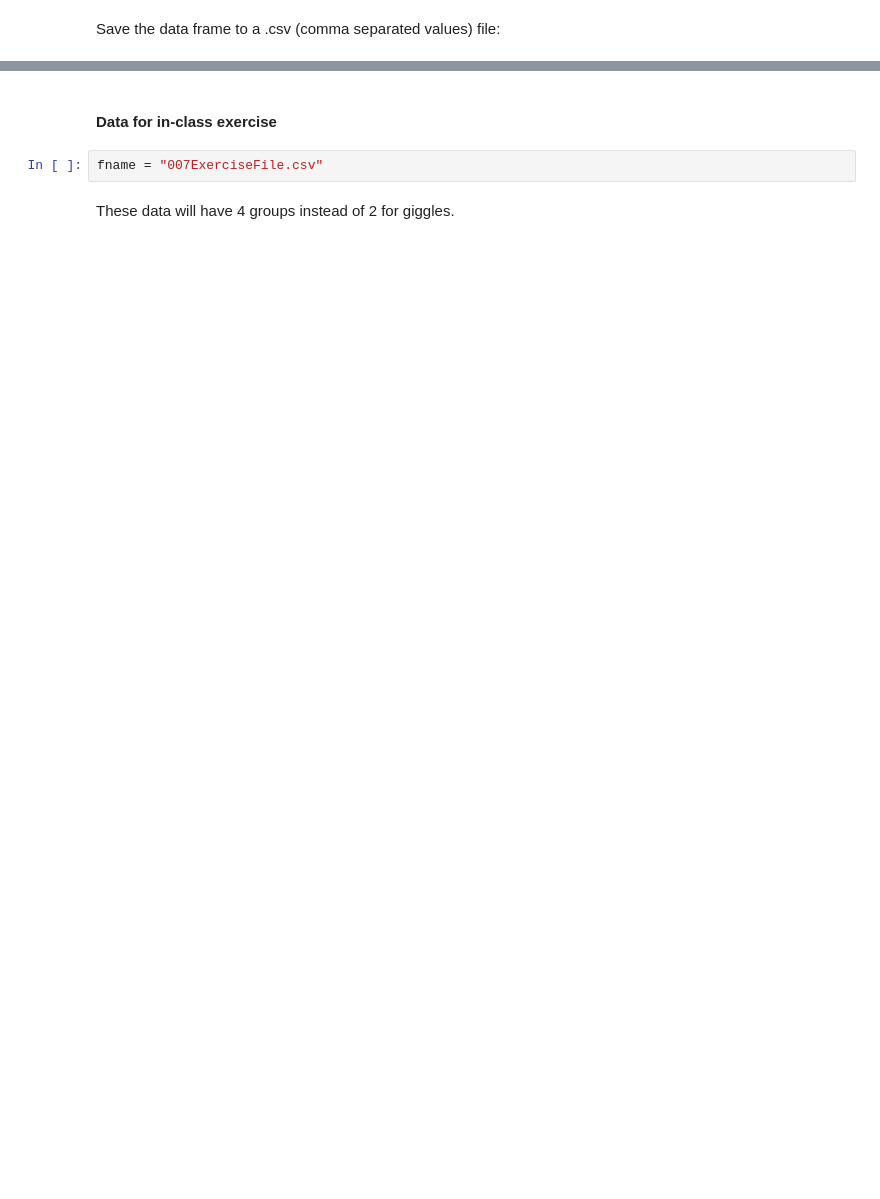
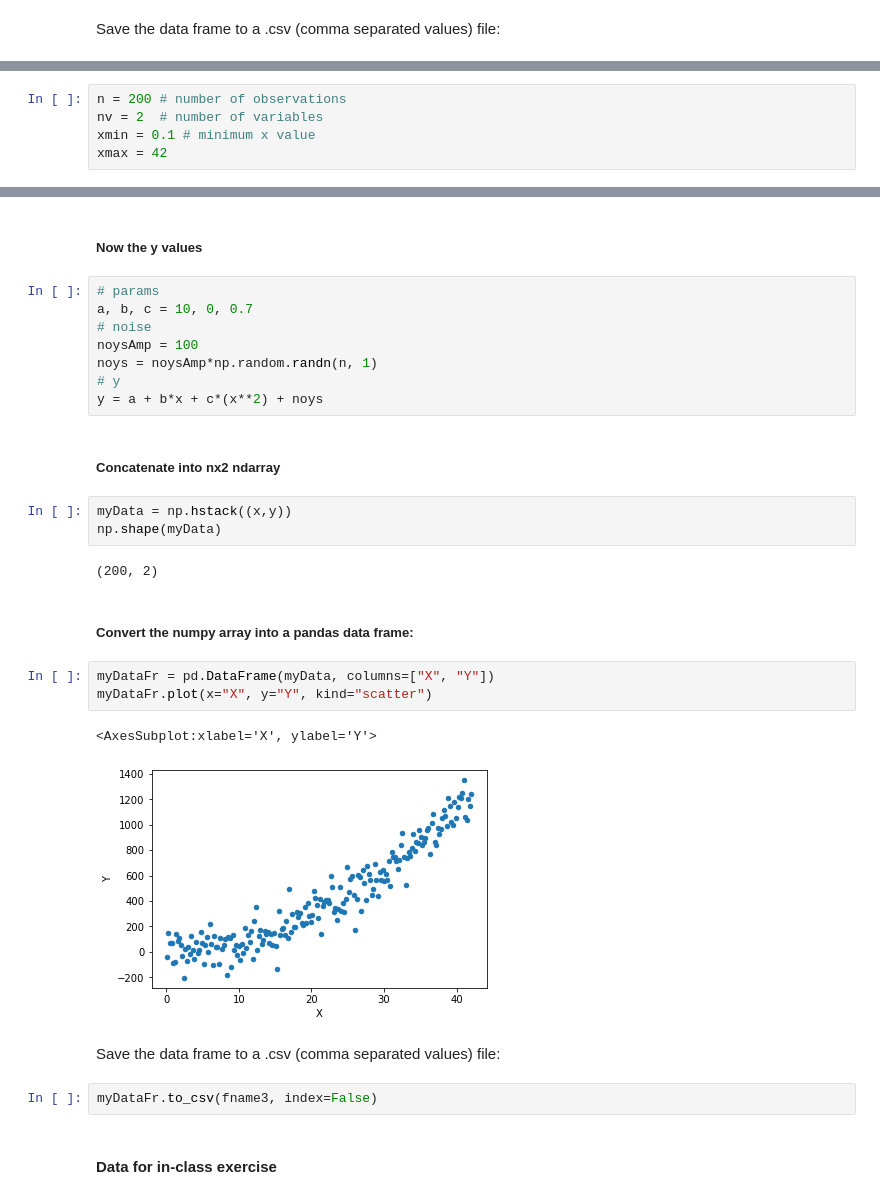
Before and after one commit to psychdatascience/FDS-CourseOne, a Jupyter notebook: datasets/008DataMaker.ipynb, the cells around one changed output, grey strips where cells are left out. Saved outputs shown, nothing was run; the diff lists cells and outputs as text; blank space fills up the shorter version.

```diff
--- a/datasets/008DataMaker.ipynb
+++ b/datasets/008DataMaker.ipynb
@@ -60,0 +115,5 @@ myDataFr.to_csv(fname, index=False)
+# %%
+n = 200 # number of observations
+nv = 2  # number of variables
+xmin = 0.1 # minimum x value
+xmax = 42
@@ -61,6 +128,31 @@ myDataFr.to_csv(fname, index=False)
+# %% [markdown]
+##### Now the y values
+# %%
+# params
+a, b, c = 10, 0, 0.7
+# noise
+noysAmp = 100
+noys = noysAmp*np.random.randn(n, 1)
+# y
+y = a + b*x + c*(x**2) + noys
+# %% [markdown]
+##### Concatenate into nx2 ndarray
+# %%
+myData = np.hstack((x,y))
+np.shape(myData)
+# %% [output]
+(200, 2)
+# %% [markdown]
+##### Convert the numpy array into a pandas data frame:
+# %%
+myDataFr = pd.DataFrame(myData, columns=["X", "Y"])
+myDataFr.plot(x="X", y="Y", kind="scatter")
+# %% [output]
+<AxesSubplot:xlabel='X', ylabel='Y'>
+[figure, added]
+# %% [markdown]
+Save the data frame to a .csv (comma separated values) file:
+# %%
+myDataFr.to_csv(fname3, index=False)
 # %% [markdown]
 #### Data for in-class exercise
-# %%
-fname = "007ExerciseFile.csv"
-# %% [markdown]
-These data will have 4 groups instead of 2 for giggles.
```
Also changed, not shown: parts of 50 cells of this notebook, 4 other files.
